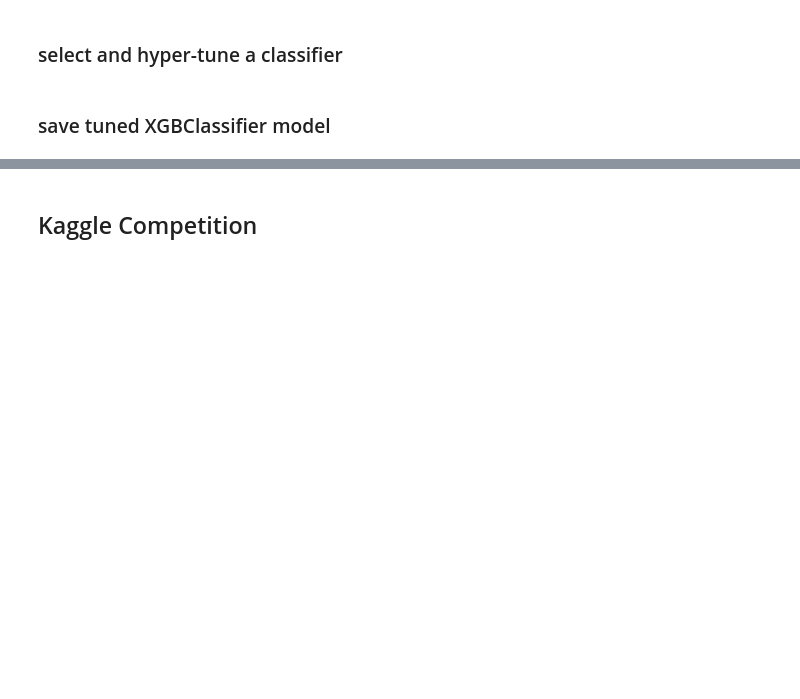
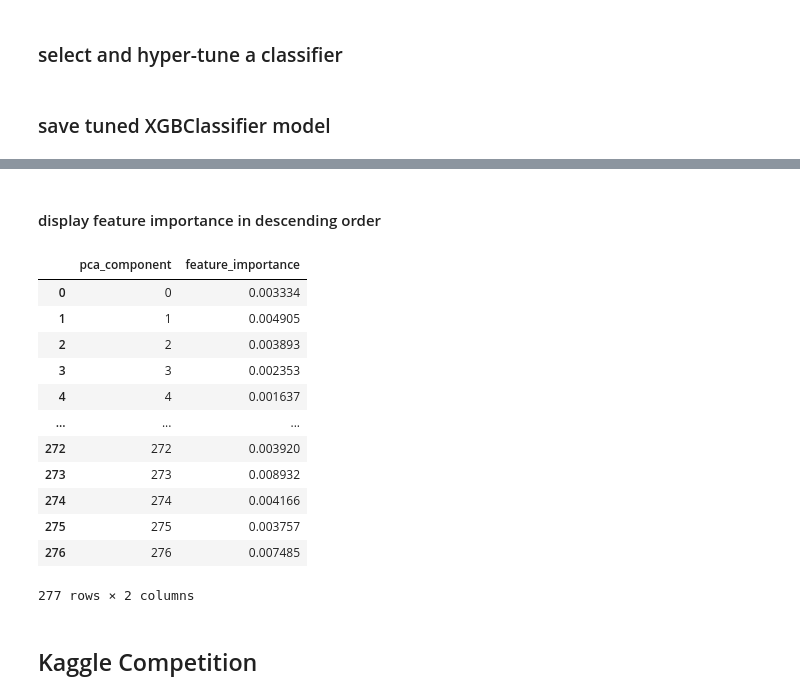
Before and after one commit to hedejan/Data-Scientist-Capstone, a Jupyter notebook: notebook.ipynb, the cells around one changed output, grey strips where cells are left out. Saved outputs shown, nothing was run; the diff lists cells and outputs as text; code cells hidden in the pictures; blank space fills up the shorter version.

```diff
--- a/notebook.ipynb
+++ b/notebook.ipynb
@@ -397,3 +397,6 @@ dump_pickle(y_train_res, 'y_train_res', 'data')
+# %%
+X_train_res = load_pickle('X_train_res', 'data/resampled')
+y_train_res = load_pickle('y_train_res', 'data/resampled')
 # %% [markdown]
 ### evaluation metrics
 as we have two issues, one is imbalance dataset and another is to select a proper metric to meet the business need. accuracy might be misleading. recall and precision alone targets two different things, e.g. minimizing FP or FN. hence a scorer which would account for reducing both is preferred. based on a quick research, i found that roc_auc metric to fit the purpose of binary classifier, hence selected.
@@ -480,0 +486,2 @@ dump_pickle(xgb_results, 'xgb_results', 'models')
+# %%
+xgb_results = load_pickle('xgb_results', 'models')
@@ -481,3 +518,24 @@ dump_pickle(xgb_results, 'xgb_results', 'models')
+# %% [markdown]
+#### display feature importance in descending order
+# %%
+feature_importances = xgb_results.best_estimator_.feature_importances_
+pca_components = X_train_res.columns
+feat_imp = pd.DataFrame({'pca_component':pca_components, 'feature_importance':feature_importances})
+feat_imp
+# %% [output]
+|  | pca_component | feature_importance |
+| 0 | 0 | 0.003334 |
+| 1 | 1 | 0.004905 |
+| 2 | 2 | 0.003893 |
+| 3 | 3 | 0.002353 |
+| 4 | 4 | 0.001637 |
+| ... | ... | ... |
+| 272 | 272 | 0.003920 |
+| 273 | 273 | 0.008932 |
+| 274 | 274 | 0.004166 |
+| 275 | 275 | 0.003757 |
+| 276 | 276 | 0.007485 |
+277 rows × 2 columns
 # %% [markdown]
 ## Kaggle Competition
 # %%
```
Also changed, not shown: parts of 9 cells of this notebook.
